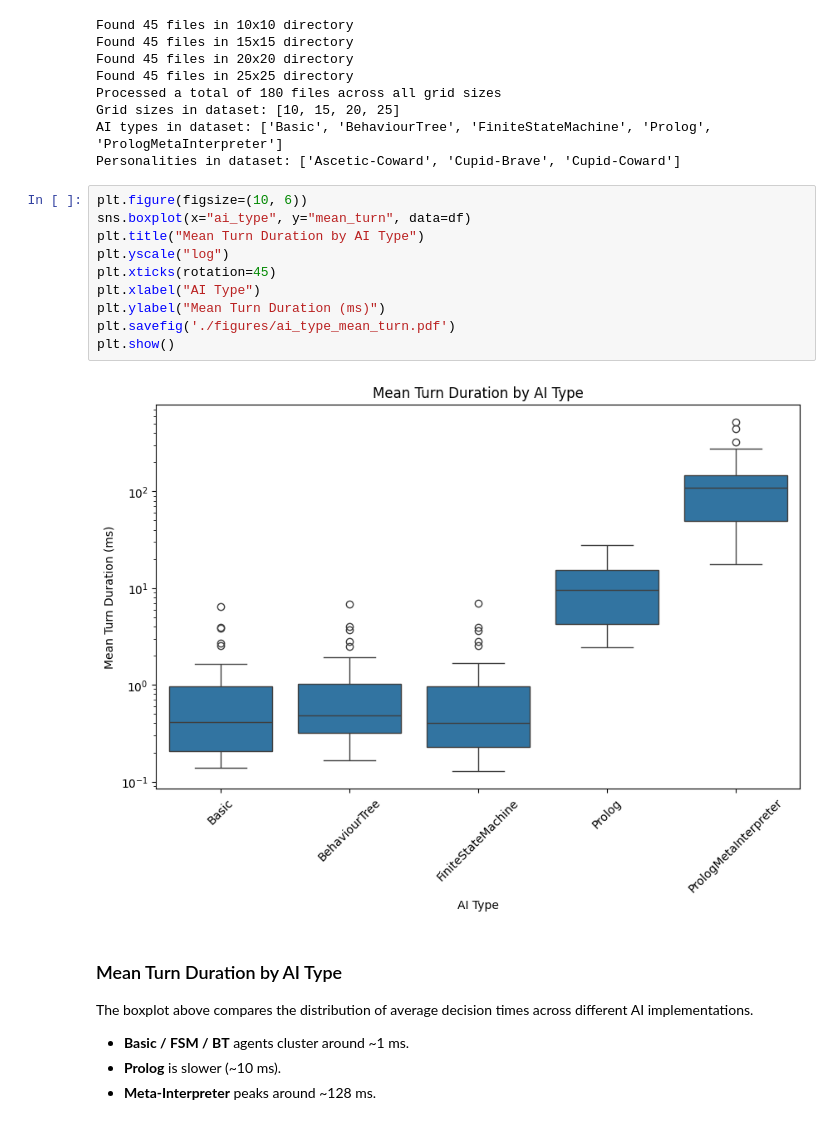
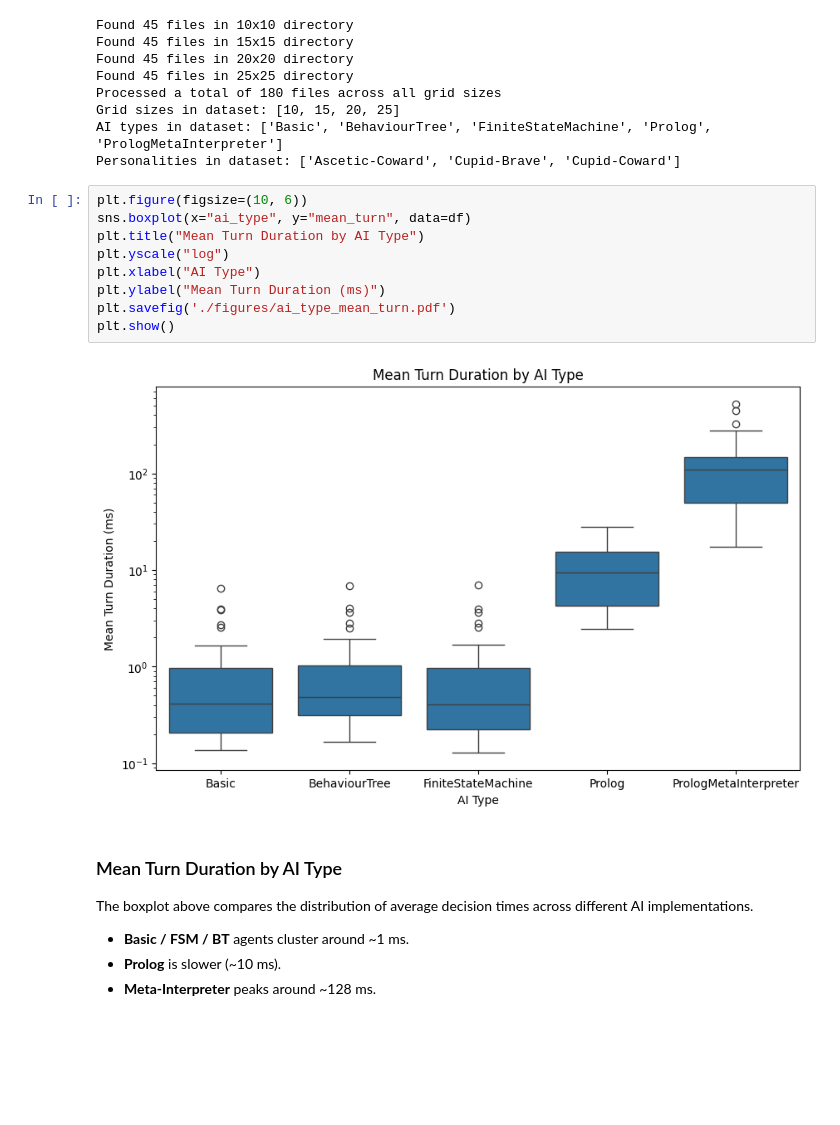
Before and after one commit to lapeyrade/WumpusWorld, a Jupyter notebook: data/data_analysis.ipynb, the cells around one changed output. Saved outputs shown, nothing was run; the diff lists cells and outputs as text; blank space fills up the shorter version.

Commit message:
remove xticks(rotation=45) and regen imgs

```diff
--- a/data/data_analysis.ipynb
+++ b/data/data_analysis.ipynb
@@ -253,15 +253,14 @@ Personalities in dataset: ['Ascetic-Coward', 'Cupid-Brave', 'Cupid-Coward']
 # %%
 plt.figure(figsize=(10, 6))
 sns.boxplot(x="ai_type", y="mean_turn", data=df)
 plt.title("Mean Turn Duration by AI Type")
 plt.yscale("log")
-plt.xticks(rotation=45)
 plt.xlabel("AI Type")
 plt.ylabel("Mean Turn Duration (ms)")
 plt.savefig('./figures/ai_type_mean_turn.pdf')
 plt.show()
 # %% [output]
-[figure, old version]
+[figure, new version]
 # %% [markdown]
 ### Mean Turn Duration by AI Type
 The boxplot above compares the distribution of average decision times across different AI implementations.
```
Also changed, not shown: parts of 3 cells of this notebook, 4 other files.
